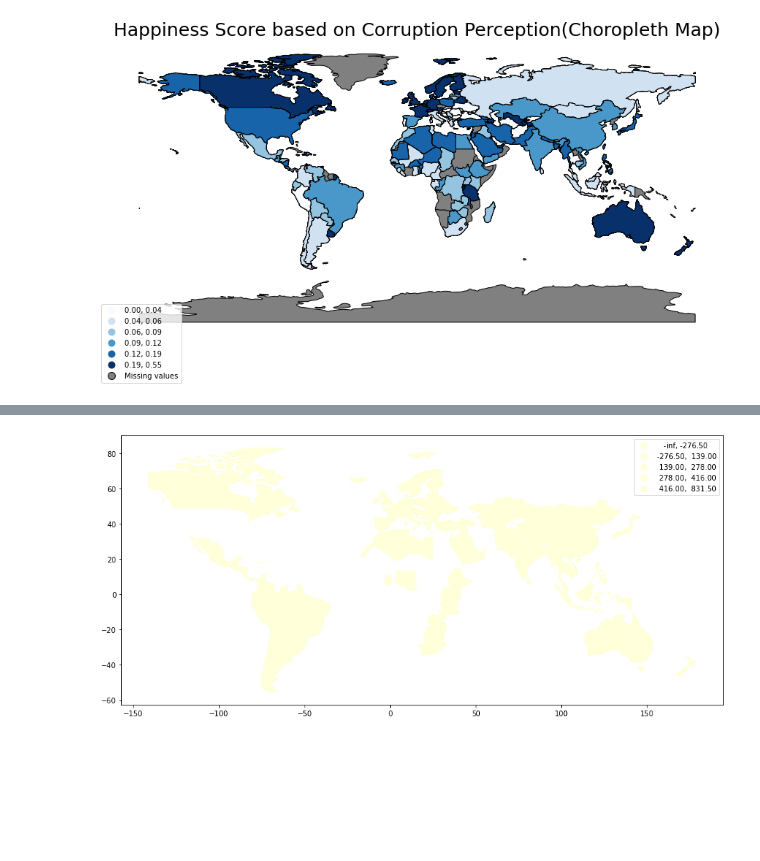
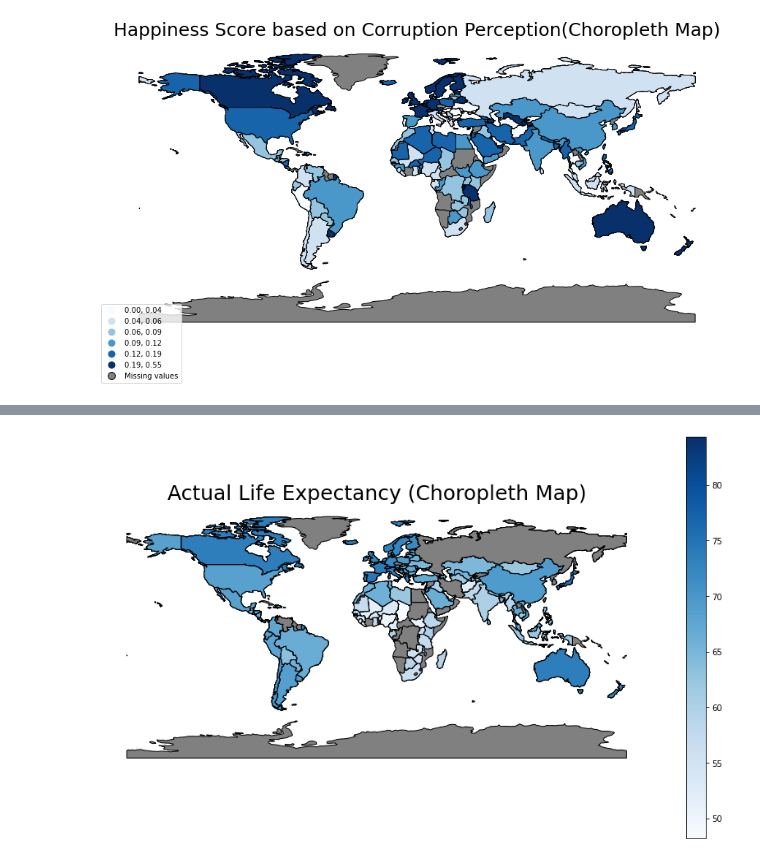
Before and after one commit to JoanaGayeta/DATANVIFinalProj, a Jupyter notebook: project/Cleaning.ipynb, the cells around one changed output, grey strips where cells are left out. Cells and saved outputs as stored; diff of their text form; code cells hidden in the pictures; blank space fills up the shorter version.

```diff
--- a/project/Cleaning.ipynb
+++ b/project/Cleaning.ipynb
@@ -1640,0 +1663,3 @@ cmCn.get_legend().set_bbox_to_anchor((.12,.12))
+# %%
+for_plotting2['Actual_LifeExp']=pd.to_numeric(for_plotting2['Actual_LifeExp'], errors='coerce')
+for_plotting2['Actual_GDP']=pd.to_numeric(for_plotting2['Actual_GDP'], errors='coerce')
@@ -1641,16 +1688,16 @@ cmCn.get_legend().set_bbox_to_anchor((.12,.12))
 # %%
-# cmALE = for_plotting2.plot(column='Actual_LifeExp', cmap =
-#                                 'Blues', figsize=(15,9),
-#                                  scheme='quantiles', k=10,  edgecolor='black', legend = True);
+cmALE = for_plotting2.plot(column='Actual_LifeExp', cmap =
+                                'Blues', figsize=(15,9),
+                                edgecolor='black', missing_kwds={
+           "color": "grey",
+           "label": "Missing values",
+      },legend = True);
 
-
-# #add title to the map
-# cmALE.set_title('Actual Life Expectancy (Choropleth Map)', fontdict=
-#             {'fontsize':25})
-# #remove axes
-# cmALE.set_axis_off()
-# #move legend to an empty space
-# cmALE.get_legend().set_bbox_to_anchor((.12,.12))
+#add title to the map
+cmALE.set_title('Actual Life Expectancy (Choropleth Map)', fontdict=
+            {'fontsize':25})
+#remove axes
+cmALE.set_axis_off()
 # %% [output]
-[figure, old version]
+[figure, new version]
 # %%
```
Also changed, not shown: parts of 4 cells of this notebook.
